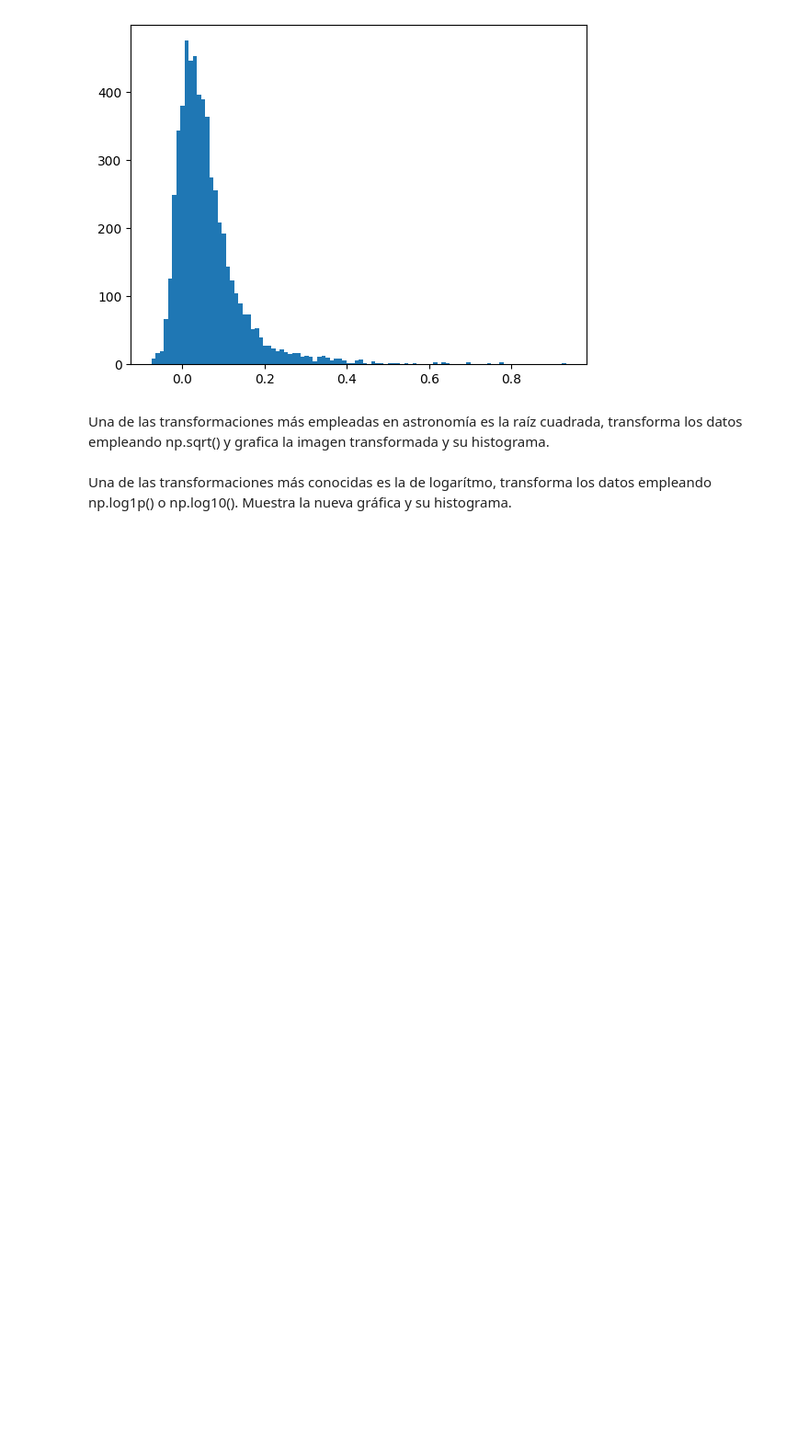
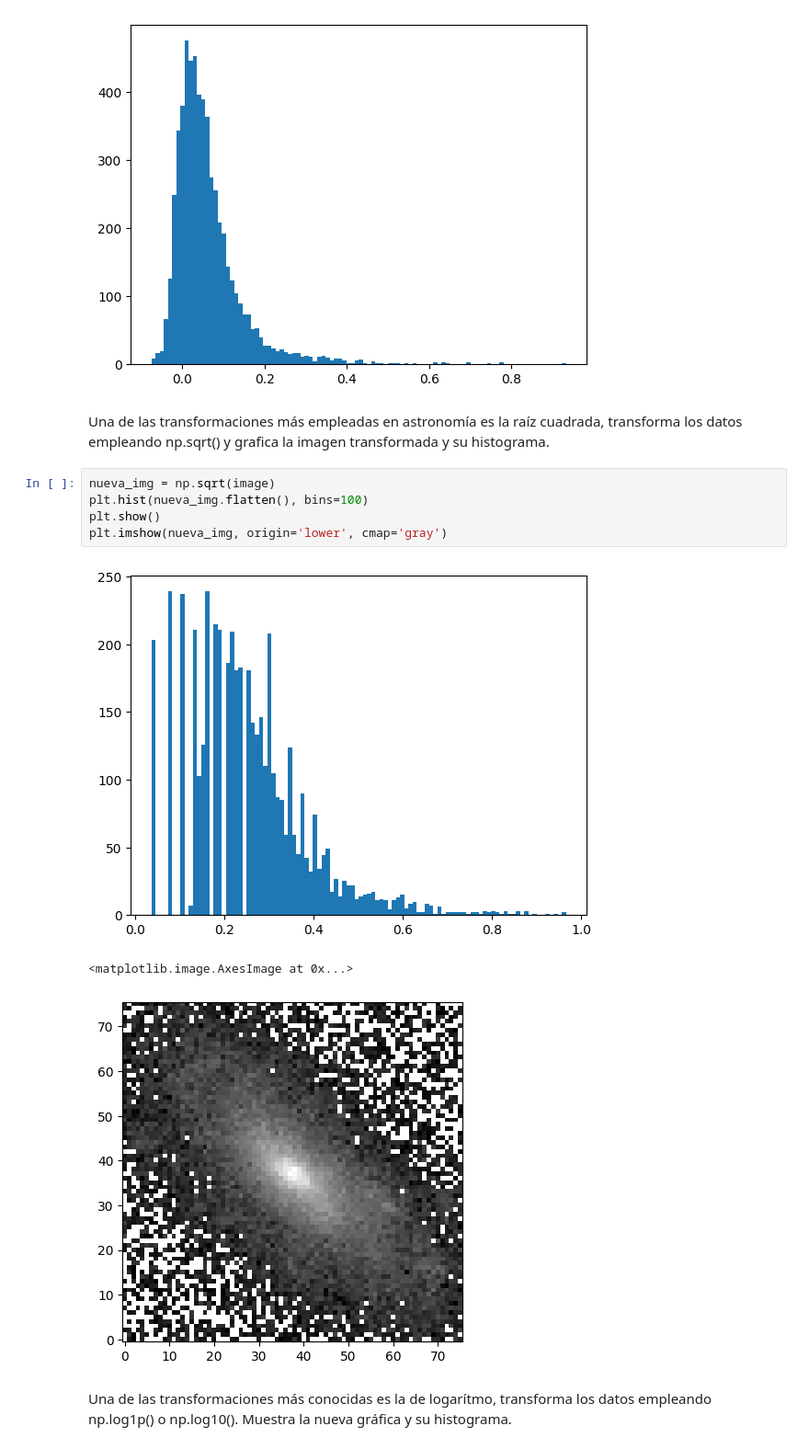
Before and after one commit to anaberereta-hue/Trabajos-Colab, a Jupyter notebook: Anis_taller_transformaciones_astro.ipynb, the cells around one changed output. Shown at 92% size. Drawn from its saved outputs; the diff is of its cells as text; blank space fills up the shorter version.

```diff
--- a/Anis_taller_transformaciones_astro.ipynb
+++ b/Anis_taller_transformaciones_astro.ipynb
@@ -122,5 +125,14 @@ plt.show()
 [figure]
 # %% [markdown]
 Una de las transformaciones más empleadas en astronomía es la raíz cuadrada, transforma los datos empleando np.sqrt() y grafica la imagen transformada y su histograma.
+# %%
+nueva_img = np.sqrt(image)
+plt.hist(nueva_img.flatten(), bins=100)
+plt.show()
+plt.imshow(nueva_img, origin='lower', cmap='gray')
+# %% [output]
+[figure, added]
+<matplotlib.image.AxesImage at 0x...>
+[figure, added]
 # %% [markdown]
 Una de las transformaciones más conocidas es la de logarítmo, transforma los datos empleando np.log1p() o np.log10(). Muestra la nueva gráfica y su histograma.
```
Also changed, not shown: parts of 9 cells of this notebook.
